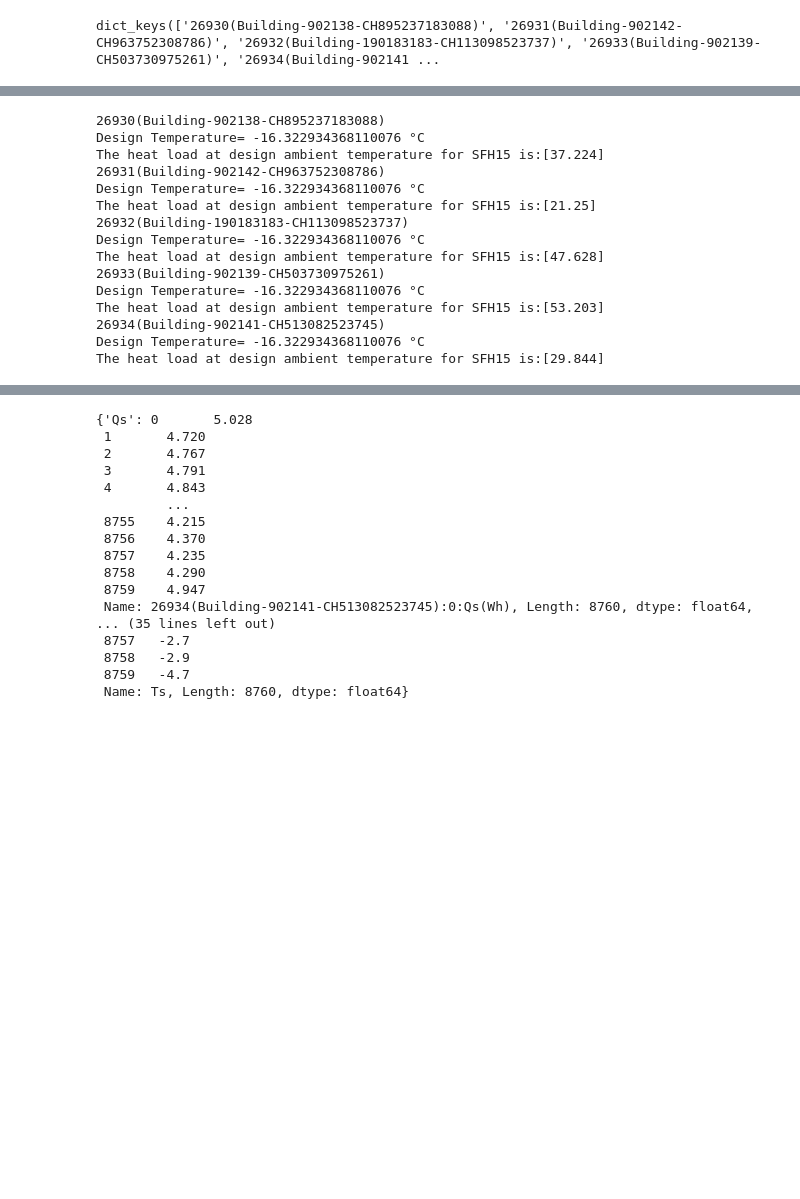
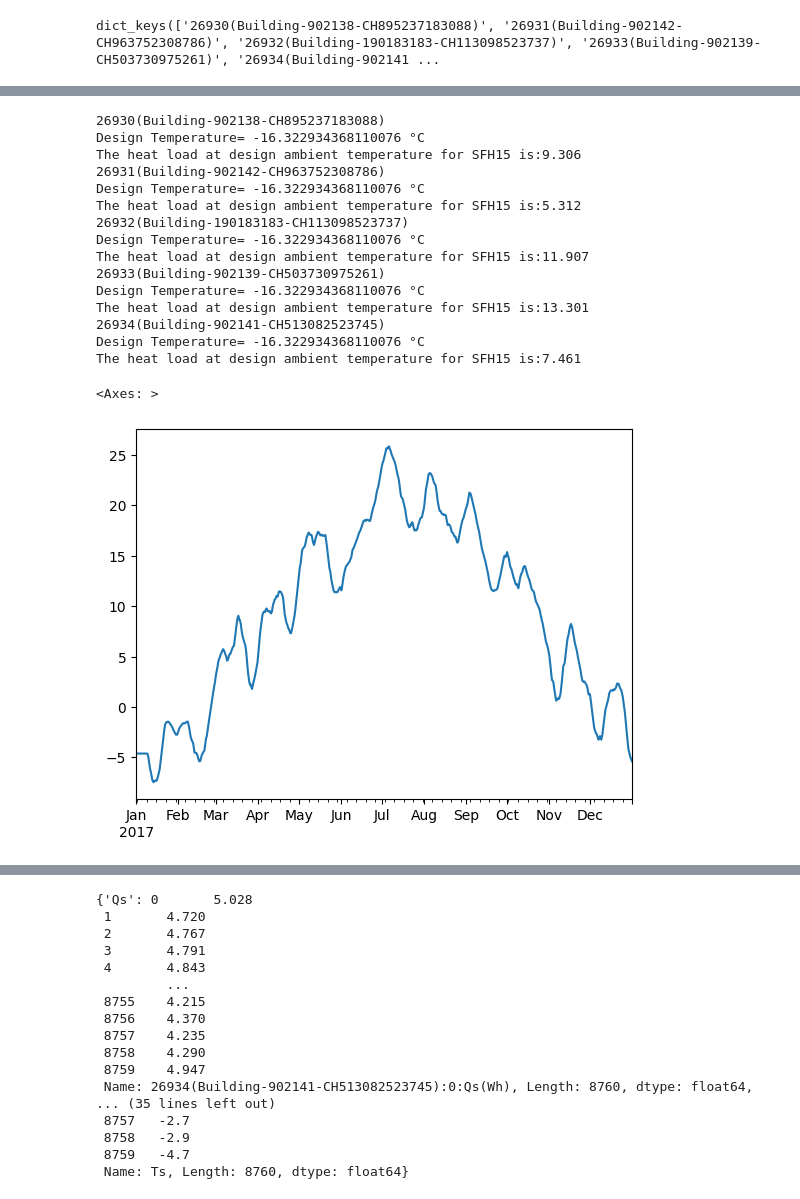
Before and after one commit to alefunxo/BASOPRA_OpenBEERS, a Jupyter notebook: Core/heat_pump_sizing.ipynb, the cells around one changed output, grey strips where cells are left out. Drawn from its saved outputs; the diff is of its cells as text; code cells hidden in the pictures; blank space fills up the shorter version.

```diff
--- a/Core/heat_pump_sizing.ipynb
+++ b/Core/heat_pump_sizing.ipynb
@@ -23,20 +127,22 @@ dict_keys(['26930(Building-902138-CH895237183088)', '26931(Building-902142-CH963
 # %%
+dict_design={'T_dsupply_15_45':35,'T_dreturn_15_45':30,'T_dsupply_100':50,'T_dreturn_100':40,'T_dsupply_15_45_tank':40,
+             'T_dreturn_15_45_tank':35,'T_dsupply_100_tank':55,'T_dreturn_100_tank':45,'rad_exp_15_45':1.1,'rad_exp_100':1.3}
 for i in test_dict.keys():
     print(i)
-    get_design_temperature_hp(df.Ts,pd.DataFrame(test_dict[i]['Qs'])*4)
+    design_temp,heatload_dt100,df1=get_design_temperature_hp(df.Ts,pd.DataFrame(test_dict[i]['Qs']),dict_design)# Qs resolution is 1 hour power and energy are then interchangeable here
 # %% [output]
 26930(Building-902138-CH895237183088)
 Design Temperature= -16.322934368110076 °C
-The heat load at design ambient temperature for SFH15 is:[37.224]
+The heat load at design ambient temperature for SFH15 is:9.306
 26931(Building-902142-CH963752308786)
 Design Temperature= -16.322934368110076 °C
-The heat load at design ambient temperature for SFH15 is:[21.25]
+The heat load at design ambient temperature for SFH15 is:5.312
 26932(Building-190183183-CH113098523737)
 Design Temperature= -16.322934368110076 °C
-The heat load at design ambient temperature for SFH15 is:[47.628]
+The heat load at design ambient temperature for SFH15 is:11.907
 26933(Building-902139-CH503730975261)
 Design Temperature= -16.322934368110076 °C
-The heat load at design ambient temperature for SFH15 is:[53.203]
+The heat load at design ambient temperature for SFH15 is:13.301
 26934(Building-902141-CH513082523745)
 Design Temperature= -16.322934368110076 °C
-The heat load at design ambient temperature for SFH15 is:[29.844]
+The heat load at design ambient temperature for SFH15 is:7.461
@@ -44,0 +151,22 @@ building='26934(Building-902141-CH513082523745)'
+# %%
+df_heat.columns=['SFH100_kWh','Temp']
+# %%
+# Create datetime index for every hour of 2017
+datetime_index = pd.date_range(start='2017-01-01 00:00', end='2017-12-31 23:00', freq='h')
+
+# Assign to DataFrame
+df_heat.index = datetime_index
+# %%
+aux=df_heat.groupby(df_heat.index.dayofyear).mean().Temp
+df_heat.loc[(df_heat.index.hour==0)&(df_heat.index.minute==0),'Temp_mean']=aux.values
+df_heat.Temp_mean=df_heat.Temp_mean.ffill()
+# %%
+df_heat.Temp_mean=df_heat.Temp_mean.round(1)
+width=200
+df_heat.loc[:,'Temp_mean']=df_heat.loc[:,'Temp_mean'].rolling(window=width).mean().bfill()
+df_heat['Set_T']=20
+# %%
+df_heat.Temp_mean.plot()
+# %% [output]
+<Axes: >
+[figure, added]
```
Also changed, not shown: parts of 26 cells of this notebook, 2 other files.
